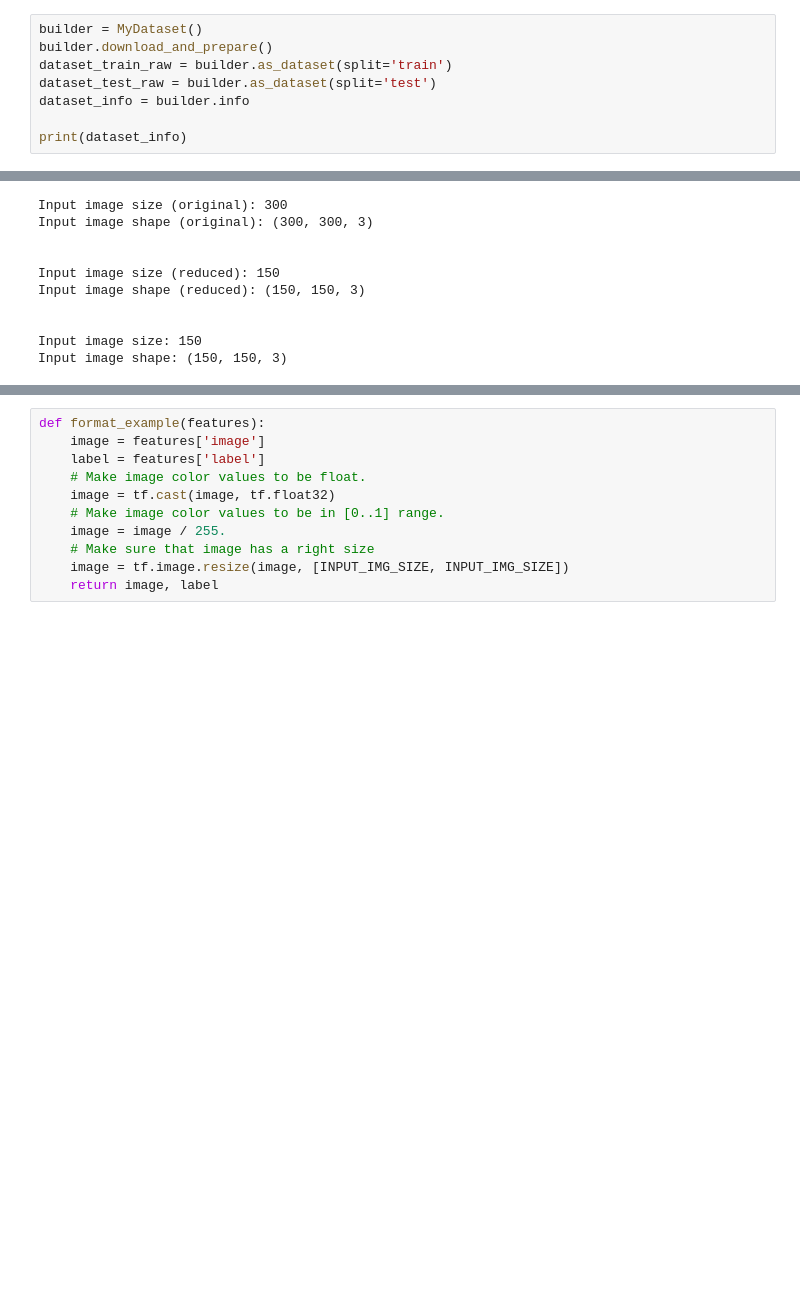
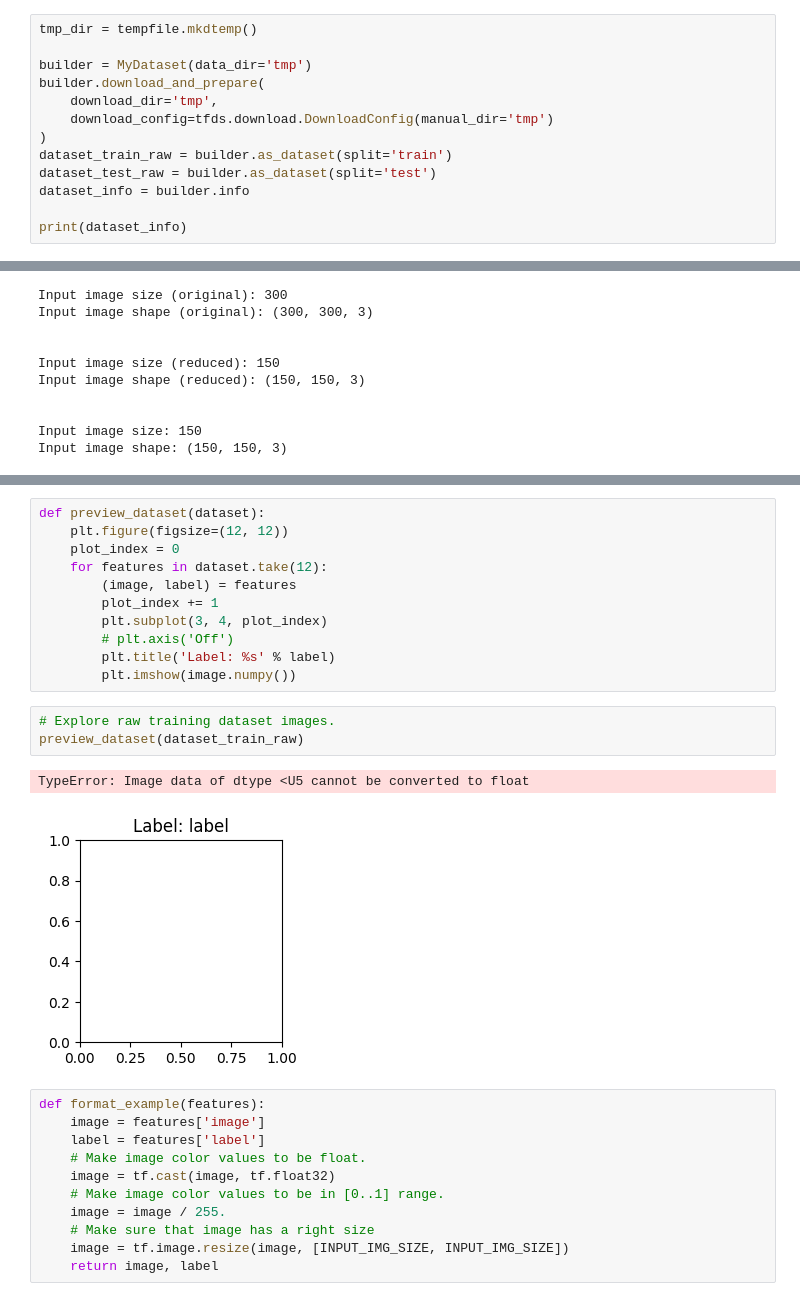
Before and after one commit to damienriandiere/ActiveLearning, a Jupyter notebook: rock_paper_scissors_test.ipynb, the cells around one changed output, grey strips where cells are left out. Saved outputs shown, nothing was run; the diff lists cells and outputs as text; blank space fills up the shorter version.

Commit message:
new dataset

```diff
--- a/rock_paper_scissors_test.ipynb
+++ b/rock_paper_scissors_test.ipynb
@@ -5,6 +8,11 @@ from datasetB_main import MyDataset
 # %%
-builder = MyDataset()
-builder.download_and_prepare()
+tmp_dir = tempfile.mkdtemp()
+
+builder = MyDataset(data_dir='tmp')
+builder.download_and_prepare(
+	download_dir='tmp',
+	download_config=tfds.download.DownloadConfig(manual_dir='tmp')
+)
 dataset_train_raw = builder.as_dataset(split='train')
 dataset_test_raw = builder.as_dataset(split='test')
 dataset_info = builder.info
@@ -89,3 +109,20 @@ Input image shape: (150, 150, 3)
+# %%
+def preview_dataset(dataset):
+    plt.figure(figsize=(12, 12))
+    plot_index = 0
+    for features in dataset.take(12):
+        (image, label) = features
+        plot_index += 1
+        plt.subplot(3, 4, plot_index)
+        # plt.axis('Off')
+        plt.title('Label: %s' % label)
+        plt.imshow(image.numpy())
+# %%
+# Explore raw training dataset images.
+preview_dataset(dataset_train_raw)
+# %% [output]
+TypeError: Image data of dtype <U5 cannot be converted to float
+[figure, added]
 # %%
 def format_example(features):
     image = features['image']
```
Also changed, not shown: parts of 9 cells of this notebook.
